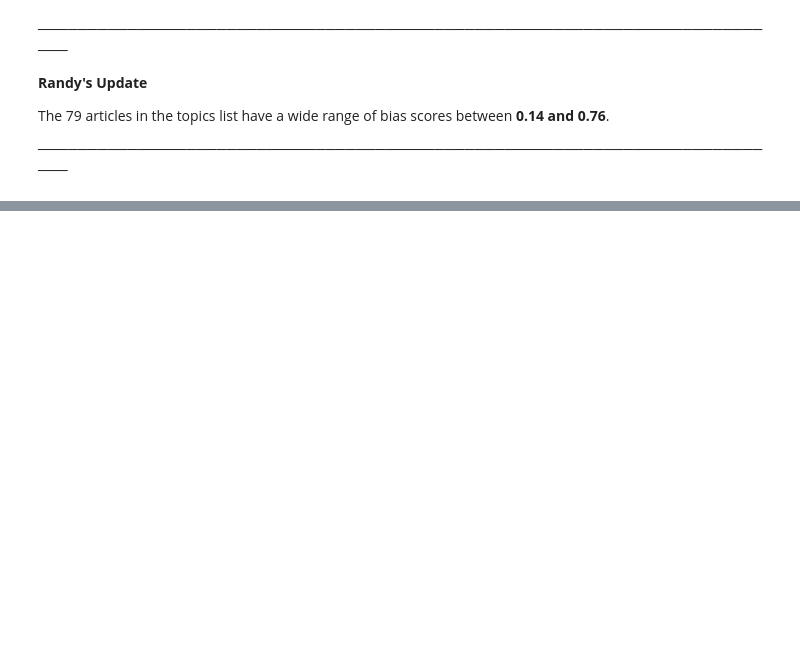
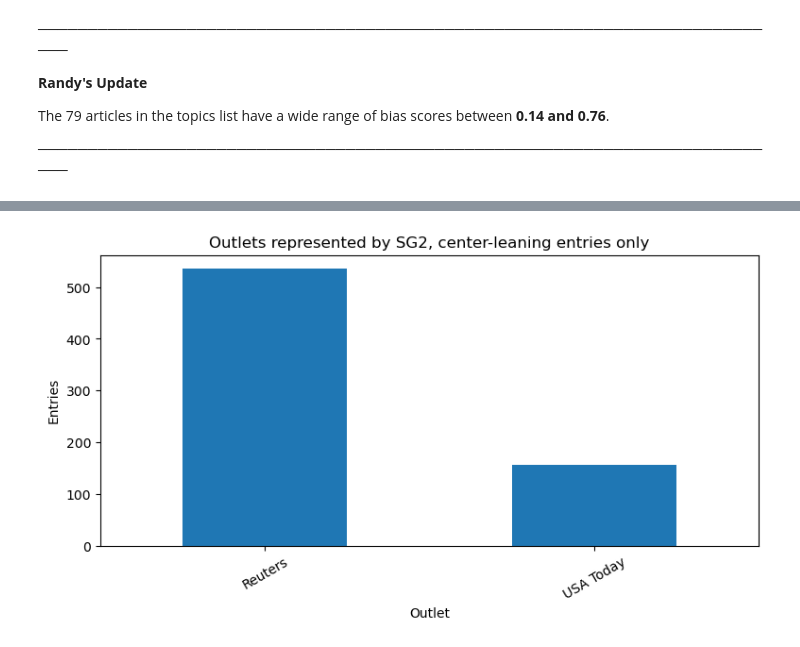
Before and after one commit to kenklabnik/wikipedia-bias-detection, a Jupyter notebook: notebooks/randy_bias_analysis.ipynb, the cells around one changed output, grey strips where cells are left out. Drawn from its saved outputs; the diff is of its cells as text; code cells hidden in the pictures; blank space fills up the shorter version.

```diff
--- a/notebooks/randy_bias_analysis.ipynb
+++ b/notebooks/randy_bias_analysis.ipynb
@@ -777,0 +861,7 @@ The 79 articles in the topics list have a wide range of bias scores between **0.
+# %%
+df_sg2[df_sg2['type']=='center']['outlet'].value_counts().plot(title="Outlets represented by SG2, center-leaning entries only", kind='bar', figsize=[9, 4],
+                                    xlabel='Outlet', rot=30, ylabel='Entries')
+
+plt.show()
+# %% [output]
+[figure, added]
```
Also changed, not shown: parts of 97 cells of this notebook.
